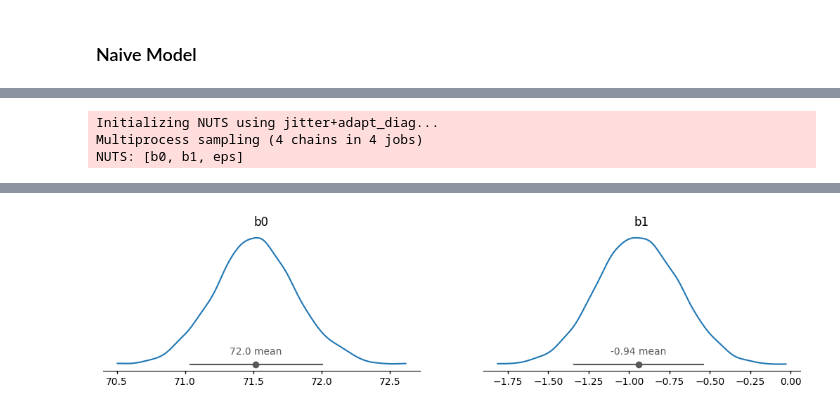
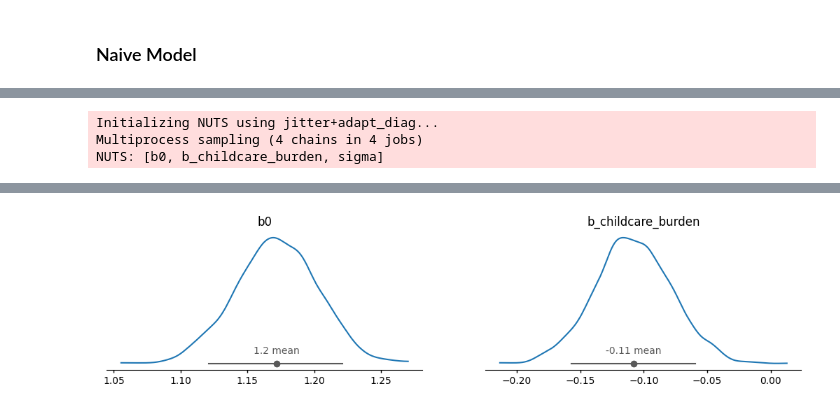
Before and after one commit to emilylmitchum/dsan5650-final-project, a Jupyter notebook: code/eda.ipynb, the cells around one changed output, grey strips where cells are left out. Saved outputs shown, nothing was run; the diff lists cells and outputs as text; code cells hidden in the pictures.

Commit message:
greedy, education and rootedness models added

```diff
--- a/code/eda.ipynb
+++ b/code/eda.ipynb
@@ -500,7 +462,15 @@ merged["log_pop_density"] = np.log1p(merged["pop_density"])
+# %%
+model_cols = [
+    "FLFP Rate (20-64) with children under 6",
+    "childcare_burden_pct",
+    "greedy_profession_pct",
+    "bachelors_plus_share",
+    "pop_density","bachelors_plus_share", "born_in_state_pct"
+]
+
+model_df = merged.dropna(subset=model_cols).copy()
 # %%
-sel_cols = ["childcare_burden","greedy_profession_share","bachelors_plus_share","log_pop_density"]
+sel_cols = ["childcare_burden_pct","greedy_profession_pct","born_in_state_pct","bachelors_plus_share","log_pop_density"]
 
 for col in sel_cols:
-   merged[f'{col}_standardized'] = (merged[col] - merged[col].mean()) / merged[col].std()
-
-merged.head()
+   model_df[f'{col}_standardized'] = (model_df[col] - model_df[col].mean()) / model_df[col].std()
@@ -514,0 +477,2 @@ merged.head()
+# %%
+model_df['flpr_prop'] = model_df['FLFP Rate (20-64) with children under 6'].astype(float) / 100
@@ -515,2 +500,9 @@ merged.head()
+# %%
+model_df = model_df.dropna(subset=['flpr_prop']).copy()
+
+n = len(model_df)
+
+# transform flpr since beta dist cannot handle values that are exactly 0 or 1
+model_df["flpr_beta"] = (model_df["flpr_prop"] * (n - 1) + 0.5) / n
 # %% [markdown]
 ## PGMs
@@ -584,15 +591,16 @@ model.to_graphviz() #visualizes model
 # %%
 with naive_model:
-  idata = pm.sample()
+  naive_idata = pm.sample()
 
 az.plot_dist(
-  idata.posterior,
-  var_names=['b0','b1'],
+  naive_idata.posterior,
+  var_names=['b0','b_childcare_burden'],
 );
+
 plt.show()
 # %% [output]
 Initializing NUTS using jitter+adapt_diag...
 Multiprocess sampling (4 chains in 4 jobs)
-NUTS: [b0, b1, eps]
+NUTS: [b0, b_childcare_burden, sigma]
 [interactive output not drawn]
 [interactive output not drawn]
@@ -600 +608 @@ Sampling 4 chains for 1_000 tune and 1_000 draw iterations (4_000 + 4_000 draws
-[figure, old version]
+[figure, new version]
```
Also changed, not shown: parts of 54 cells of this notebook, 5 other files.
